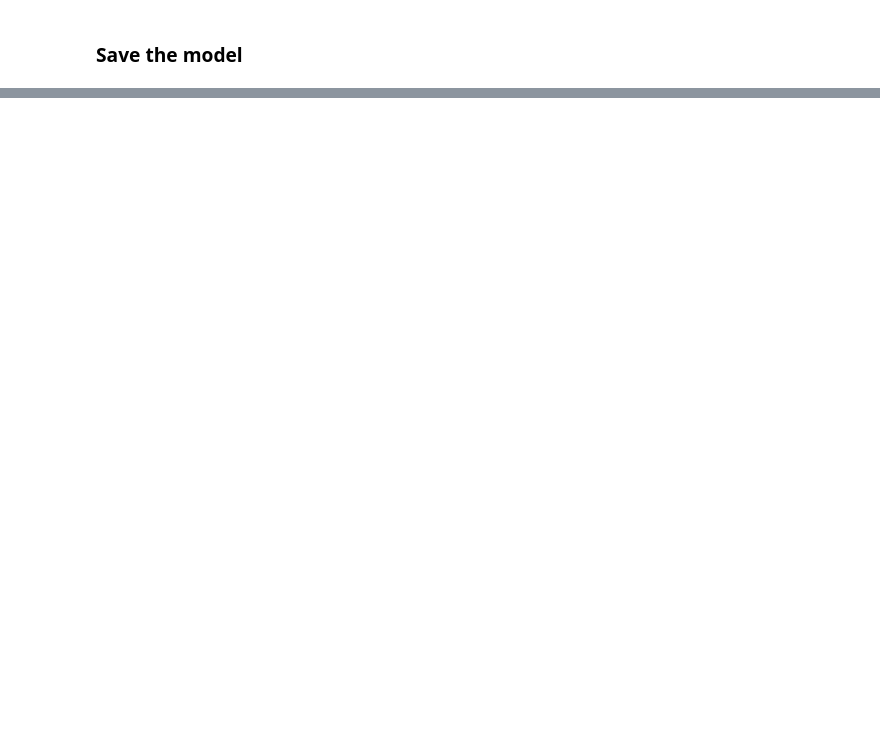
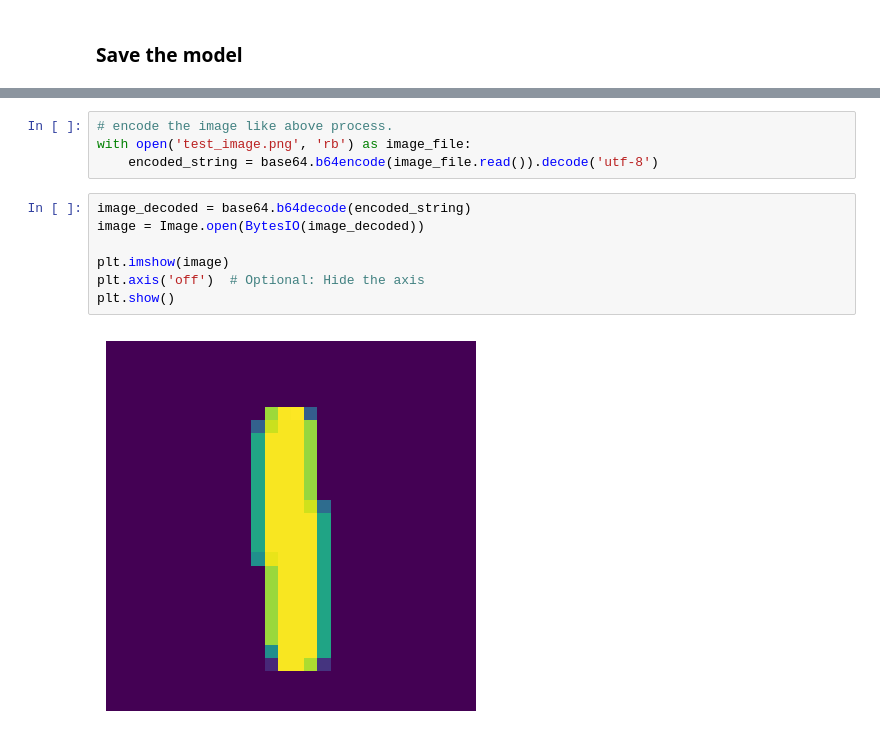
Before and after one commit to kreimben/MNISTClassifier, a Jupyter notebook: main.ipynb, the cells around one changed output, grey strips where cells are left out. Cells and saved outputs as stored; diff of their text form; blank space fills up the shorter version.

```diff
--- a/main.ipynb
+++ b/main.ipynb
@@ -118,0 +239,13 @@ trainer.save_checkpoint('mnist.ckpt')
+# %%
+# encode the image like above process.
+with open('test_image.png', 'rb') as image_file:
+    encoded_string = base64.b64encode(image_file.read()).decode('utf-8')
+# %%
+image_decoded = base64.b64decode(encoded_string)
+image = Image.open(BytesIO(image_decoded))
+
+plt.imshow(image)
+plt.axis('off')  # Optional: Hide the axis
+plt.show()
+# %% [output]
+[figure, added]
```
Also changed, not shown: parts of 22 cells of this notebook, 1 other file.
